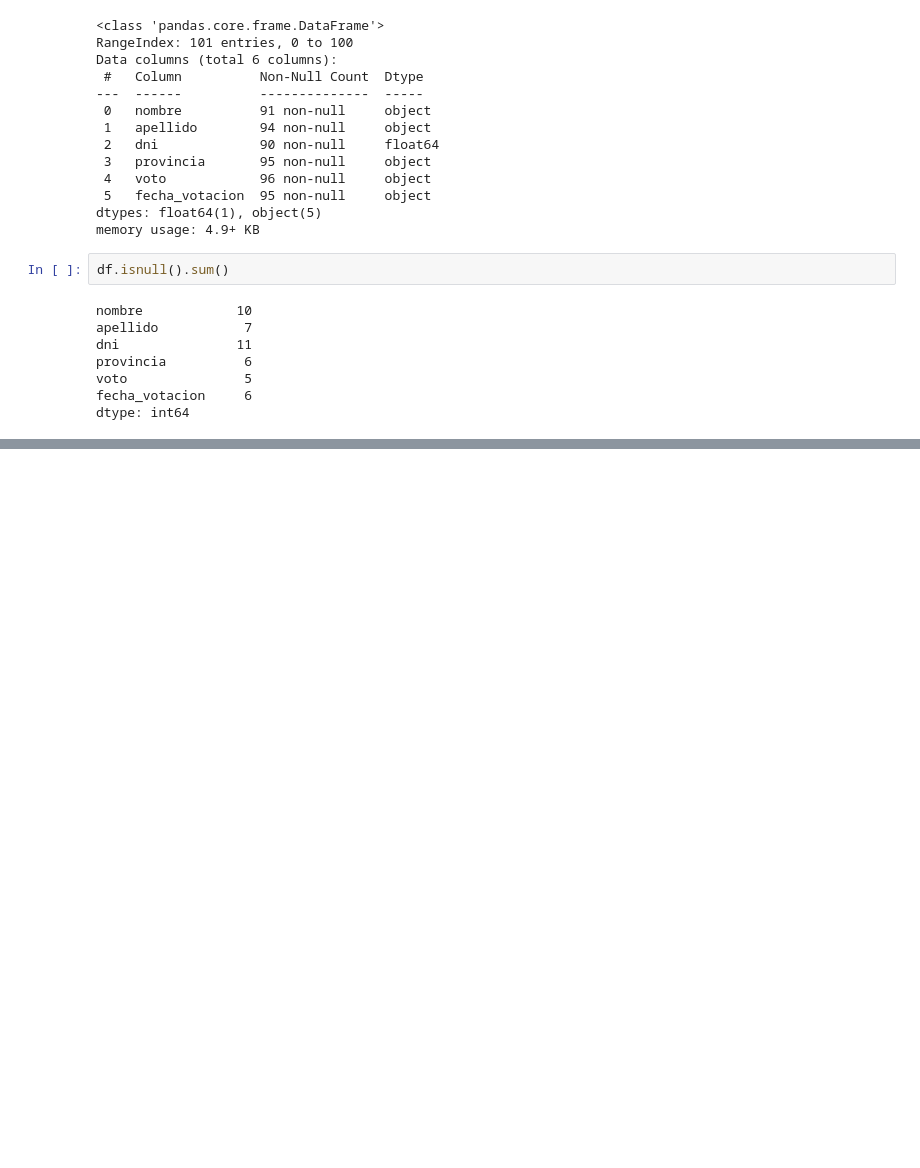
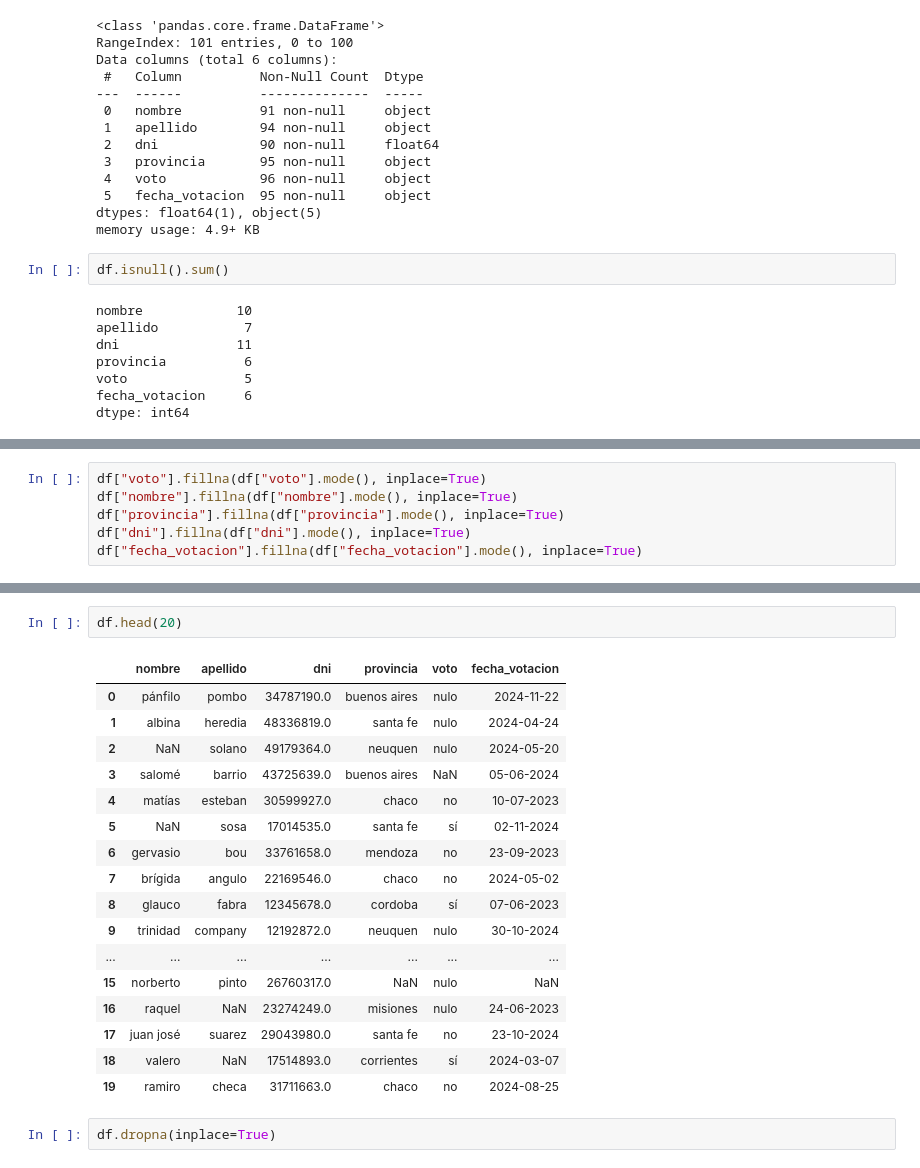
Before and after one commit to nazaquino98/parcial1_tlp3_nazarena_aquino, a Jupyter notebook: main (4).ipynb, the cells around one changed output, grey strips where cells are left out. Saved outputs shown, nothing was run; the diff lists cells and outputs as text; blank space fills up the shorter version.

```diff
--- a/main (4).ipynb
+++ b/main (4).ipynb
@@ -123,0 +143,6 @@ dtype: int64
+# %%
+df["voto"].fillna(df["voto"].mode(), inplace=True)
+df["nombre"].fillna(df["nombre"].mode(), inplace=True)
+df["provincia"].fillna(df["provincia"].mode(), inplace=True)
+df["dni"].fillna(df["dni"].mode(), inplace=True)
+df["fecha_votacion"].fillna(df["fecha_votacion"].mode(), inplace=True)
@@ -123,0 +156,22 @@ dtype: int64
+# %%
+df.head(20)
+# %% [output]
+|  | nombre | apellido | dni | provincia | voto | fecha_votacion |
+| 0 | pánfilo | pombo | 34787190.0 | buenos aires | nulo | 2024-11-22 |
+| 1 | albina | heredia | 48336819.0 | santa fe | nulo | 2024-04-24 |
+| 2 | NaN | solano | 49179364.0 | neuquen | nulo | 2024-05-20 |
+| 3 | salomé | barrio | 43725639.0 | buenos aires | NaN | 05-06-2024 |
+| 4 | matías | esteban | 30599927.0 | chaco | no | 10-07-2023 |
+| 5 | NaN | sosa | 17014535.0 | santa fe | sí | 02-11-2024 |
+| 6 | gervasio | bou | 33761658.0 | mendoza | no | 23-09-2023 |
+| 7 | brígida | angulo | 22169546.0 | chaco | no | 2024-05-02 |
+| 8 | glauco | fabra | 12345678.0 | cordoba | sí | 07-06-2023 |
+| 9 | trinidad | company | 12192872.0 | neuquen | nulo | 30-10-2024 |
+| ... | ... | ... | ... | ... | ... | ... |
+| 15 | norberto | pinto | 26760317.0 | NaN | nulo | NaN |
+| 16 | raquel | NaN | 23274249.0 | misiones | nulo | 24-06-2023 |
+| 17 | juan josé | suarez | 29043980.0 | santa fe | no | 23-10-2024 |
+| 18 | valero | NaN | 17514893.0 | corrientes | sí | 2024-03-07 |
+| 19 | ramiro | checa | 31711663.0 | chaco | no | 2024-08-25 |
+# %%
+df.dropna(inplace=True)
```
Also changed, not shown: parts of 17 cells of this notebook.
